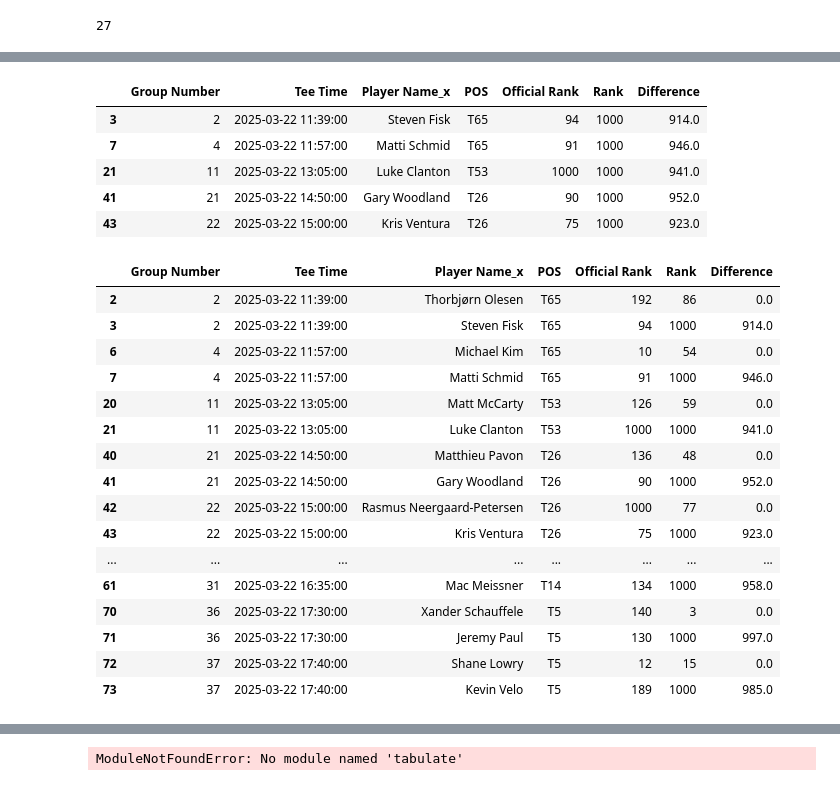
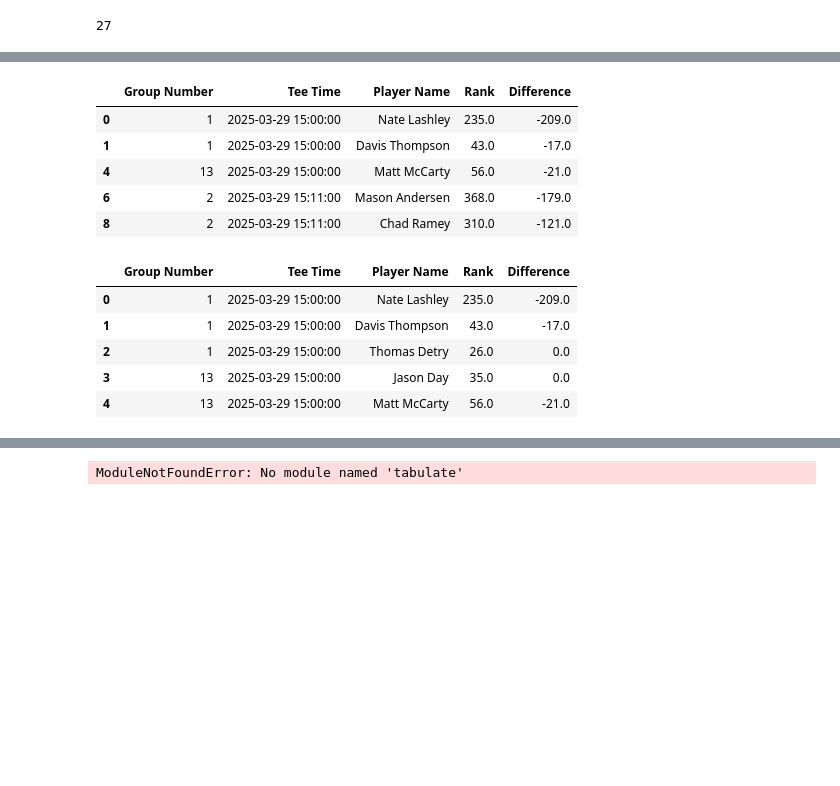
Before and after one commit to rypi314/data_golf, a Jupyter notebook: pga_analysis_world_rank.ipynb, the cells around one changed output, grey strips where cells are left out. Saved outputs shown, nothing was run; the diff lists cells and outputs as text; code cells hidden in the pictures; blank space fills up the shorter version.

```diff
--- a/pga_analysis_world_rank.ipynb
+++ b/pga_analysis_world_rank.ipynb
@@ -126,6 +155,8 @@ Index(['Group Number', 'Tee Time', 'Start Tee', 'Group Location', 'Group Hole',
       dtype='object')
 # %%
-df_times_rank = df_times_rank[['Group Number','Tee Time', 'Player Name_x','POS','Official Rank','Rank']]
+df_times_rank = df_times_rank[['Group Number','Tee Time', 'Player Name'
+                               #,'Official Rank'
+                               ,'Rank']]
 # %%
 # Convert numeric columns to integer
 # Replace '-', remove 'T', handle NaN values, and safely convert to integers
@@ -142,13 +173,13 @@ df_times_rank['Official Rank'] = (
 # %%
 # Convert numeric columns to integer
 # Replace '-', remove 'T', handle NaN values, and safely convert to integers
-df_times_rank['Rank'] = (
-    df_times_rank['Rank']
-    .replace('-', 1000)               # Replace '-' with 1000
-    .astype(str)                      # Convert the column to string
-    .str.replace('T', '', regex=False)  # Remove 'T' (regex=False makes it explicit)
-    .replace('nan', 1000)             # Handle 'nan' represented as a string
-    .fillna(1000)                     # Handle actual NaN values
-    .astype(float)                    # Convert to float first
-    .astype(int)                      # Finally, convert to integer
-)
+#df_times_rank['Rank'] = (
+#    df_times_rank['Rank']
+#    .str.replace('T', '', regex=False)  # Remove 'T' (regex=False makes it explicit)
+#    .replace('-', 9999)               # Replace '-' with 1000
+ #   .astype(str)                      # Convert the column to string
+ #   .replace('nan', 9999)             # Handle 'nan' represented as a string
+ #   .fillna(9999)                     # Handle actual NaN values
+ #   .astype(float)                    # Convert to float first
+ #   .astype(int)                      # Finally, convert to integer
+#)
@@ -165,7 +210,11 @@ Difference              float64
 dtype: object
 # %%
 # Group by the key and calculate the difference between rows
-df_times_rank['Difference'] = df_times_rank.groupby('Group Number')['Rank'].diff().fillna(0)
+# Calculate the maximum value for each 'Group Number' group
+max_values = df_times_rank.groupby('Group Number')['Rank'].transform('min')
+
+# Calculate the difference between the maximum and each value
+df_times_rank['Difference'] = max_values - df_times_rank['Rank']
 # %%
 print(f'original row count: {df_times_rank.shape[0]}')
 # %% [output]
@@ -180,33 +229,22 @@ original row count: 78
 # %%
-df_best_groups = df_times_rank[df_times_rank['Difference']>100]
+df_best_groups = df_times_rank[df_times_rank['Difference']<0]
 df_best_groups.head()
 # %% [output]
-|  | Group Number | Tee Time | Player Name_x | POS | Official Rank | Rank | Difference |
-| 3 | 2 | 2025-03-22 11:39:00 | Steven Fisk | T65 | 94 | 1000 | 914.0 |
-| 7 | 4 | 2025-03-22 11:57:00 | Matti Schmid | T65 | 91 | 1000 | 946.0 |
-| 21 | 11 | 2025-03-22 13:05:00 | Luke Clanton | T53 | 1000 | 1000 | 941.0 |
-| 41 | 21 | 2025-03-22 14:50:00 | Gary Woodland | T26 | 90 | 1000 | 952.0 |
-| 43 | 22 | 2025-03-22 15:00:00 | Kris Ventura | T26 | 75 | 1000 | 923.0 |
+|  | Group Number | Tee Time | Player Name | Rank | Difference |
+| 0 | 1 | 2025-03-29 15:00:00 | Nate Lashley | 235.0 | -209.0 |
+| 1 | 1 | 2025-03-29 15:00:00 | Davis Thompson | 43.0 | -17.0 |
+| 4 | 13 | 2025-03-29 15:00:00 | Matt McCarty | 56.0 | -21.0 |
+| 6 | 2 | 2025-03-29 15:11:00 | Mason Andersen | 368.0 | -179.0 |
+| 8 | 2 | 2025-03-29 15:11:00 | Chad Ramey | 310.0 | -121.0 |
 # %%
 # Filter rows in df_other based on Group Numbers in df_best_groups
 df_bet = df_times_rank[df_times_rank['Group Number'].isin(df_best_groups['Group Number'])]
 
-df_bet.head(50)
+df_bet.head(5)
 # %% [output]
-|  | Group Number | Tee Time | Player Name_x | POS | Official Rank | Rank | Difference |
-| 2 | 2 | 2025-03-22 11:39:00 | Thorbjørn Olesen | T65 | 192 | 86 | 0.0 |
-| 3 | 2 | 2025-03-22 11:39:00 | Steven Fisk | T65 | 94 | 1000 | 914.0 |
-| 6 | 4 | 2025-03-22 11:57:00 | Michael Kim | T65 | 10 | 54 | 0.0 |
-| 7 | 4 | 2025-03-22 11:57:00 | Matti Schmid | T65 | 91 | 1000 | 946.0 |
-| 20 | 11 | 2025-03-22 13:05:00 | Matt McCarty | T53 | 126 | 59 | 0.0 |
-| 21 | 11 | 2025-03-22 13:05:00 | Luke Clanton | T53 | 1000 | 1000 | 941.0 |
-| 40 | 21 | 2025-03-22 14:50:00 | Matthieu Pavon | T26 | 136 | 48 | 0.0 |
-| 41 | 21 | 2025-03-22 14:50:00 | Gary Woodland | T26 | 90 | 1000 | 952.0 |
-| 42 | 22 | 2025-03-22 15:00:00 | Rasmus Neergaard-Petersen | T26 | 1000 | 77 | 0.0 |
-| 43 | 22 | 2025-03-22 15:00:00 | Kris Ventura | T26 | 75 | 1000 | 923.0 |
-| ... | ... | ... | ... | ... | ... | ... | ... |
-| 61 | 31 | 2025-03-22 16:35:00 | Mac Meissner | T14 | 134 | 1000 | 958.0 |
-| 70 | 36 | 2025-03-22 17:30:00 | Xander Schauffele | T5 | 140 | 3 | 0.0 |
-| 71 | 36 | 2025-03-22 17:30:00 | Jeremy Paul | T5 | 130 | 1000 | 997.0 |
-| 72 | 37 | 2025-03-22 17:40:00 | Shane Lowry | T5 | 12 | 15 | 0.0 |
-| 73 | 37 | 2025-03-22 17:40:00 | Kevin Velo | T5 | 189 | 1000 | 985.0 |
+|  | Group Number | Tee Time | Player Name | Rank | Difference |
+| 0 | 1 | 2025-03-29 15:00:00 | Nate Lashley | 235.0 | -209.0 |
+| 1 | 1 | 2025-03-29 15:00:00 | Davis Thompson | 43.0 | -17.0 |
+| 2 | 1 | 2025-03-29 15:00:00 | Thomas Detry | 26.0 | 0.0 |
+| 3 | 13 | 2025-03-29 15:00:00 | Jason Day | 35.0 | 0.0 |
+| 4 | 13 | 2025-03-29 15:00:00 | Matt McCarty | 56.0 | -21.0 |
```
Also changed, not shown: parts of 21 cells of this notebook, 9 other files.
